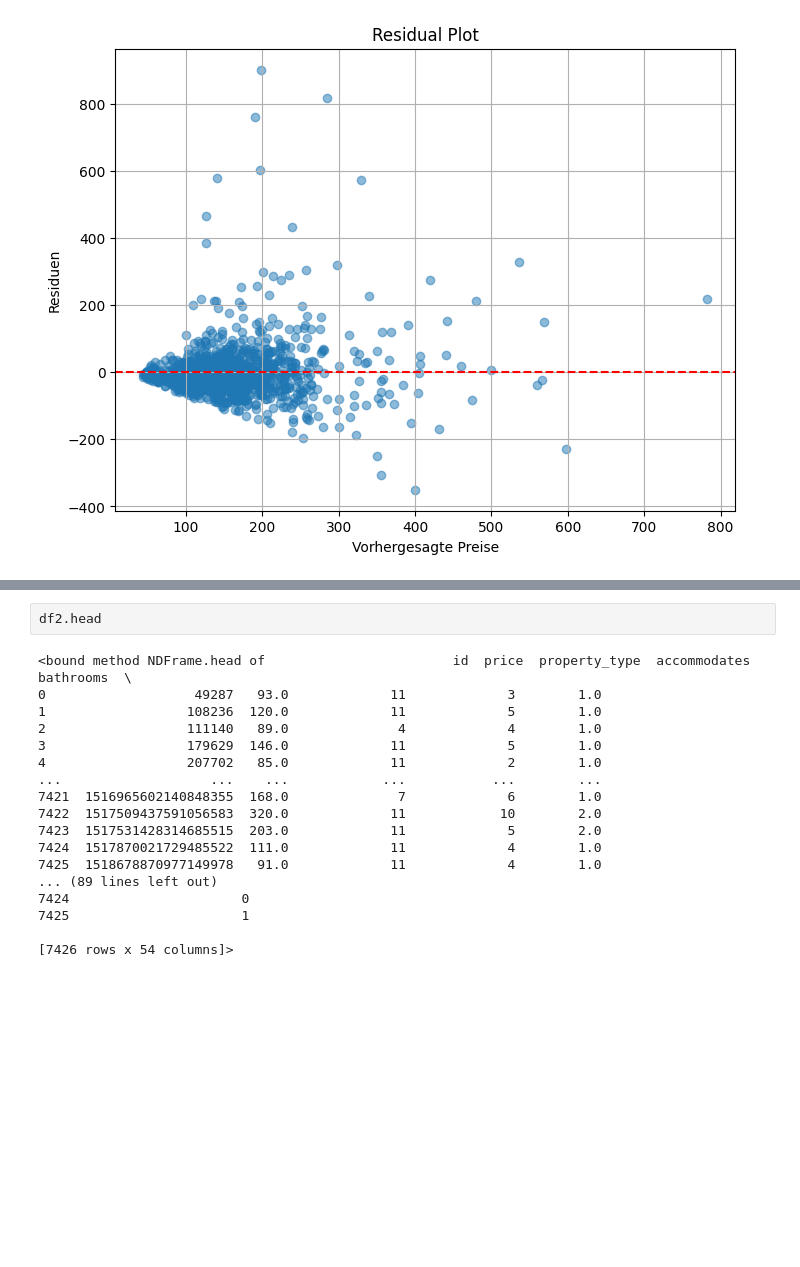
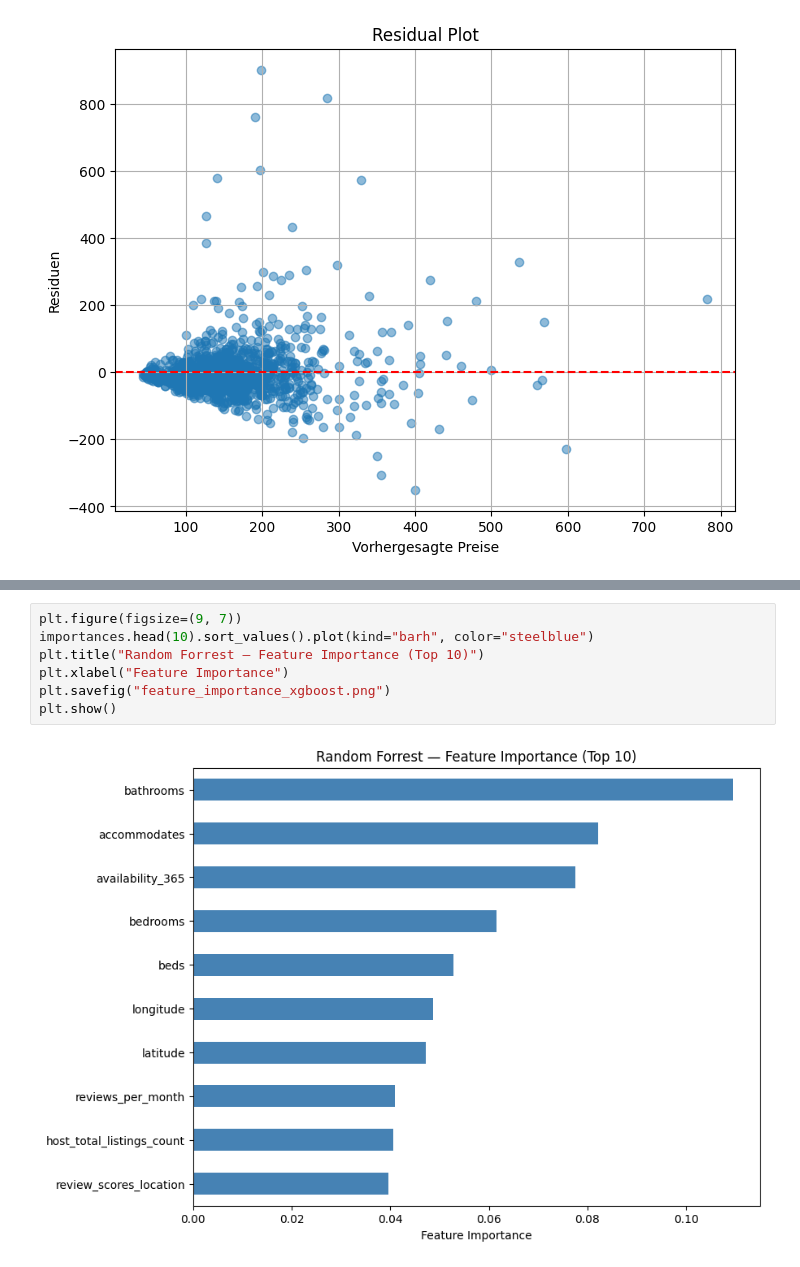
Before and after one commit to Spuphi/ML-airbnb, a Jupyter notebook: RandomForrest.ipynb, the cells around one changed output, grey strips where cells are left out. Drawn from its saved outputs; the diff is of its cells as text; blank space fills up the shorter version.

Commit message:
randomforrest importance plot

```diff
--- a/RandomForrest.ipynb
+++ b/RandomForrest.ipynb
@@ -275,20 +275,9 @@ plt.show()
 # %%
-df2.head
+plt.figure(figsize=(9, 7))
+importances.head(10).sort_values().plot(kind="barh", color="steelblue")
+plt.title("Random Forrest — Feature Importance (Top 10)")
+plt.xlabel("Feature Importance")
+plt.savefig("feature_importance_xgboost.png")
+plt.show()
 # %% [output]
-<bound method NDFrame.head of                        id  price  property_type  accommodates  bathrooms  \
-0                   49287   93.0             11             3        1.0
-1                  108236  120.0             11             5        1.0
-2                  111140   89.0              4             4        1.0
-3                  179629  146.0             11             5        1.0
-4                  207702   85.0             11             2        1.0
-...                   ...    ...            ...           ...        ...
-7421  1516965602140848355  168.0              7             6        1.0
-7422  1517509437591056583  320.0             11            10        2.0
-7423  1517531428314685515  203.0             11             5        2.0
-7424  1517870021729485522  111.0             11             4        1.0
-7425  1518678870977149978   91.0             11             4        1.0
-... (89 lines left out)
-7424                      0
-7425                      1
-
-[7426 rows x 54 columns]>
+[figure, added]
```
Also changed, not shown: parts of 1 cell of this notebook.
